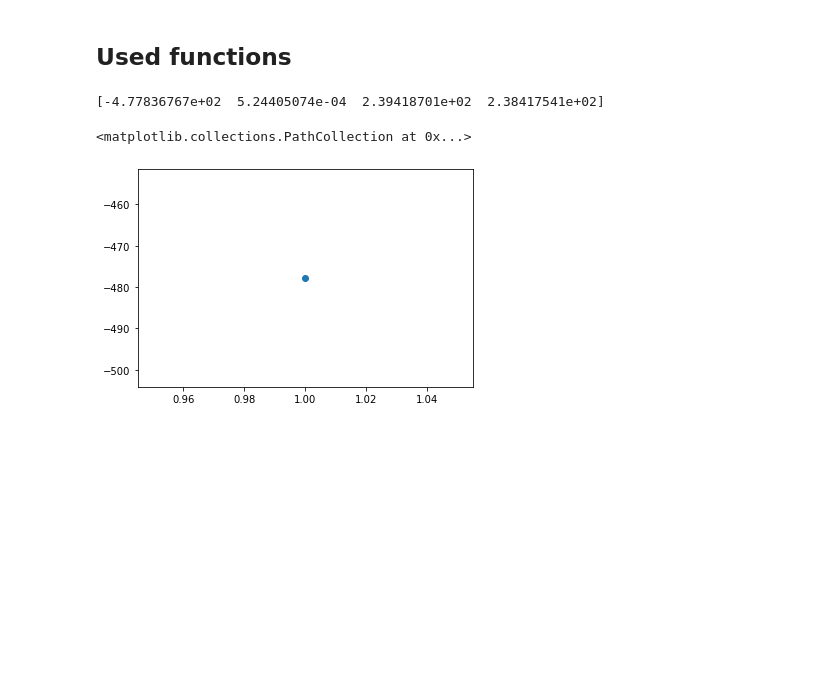
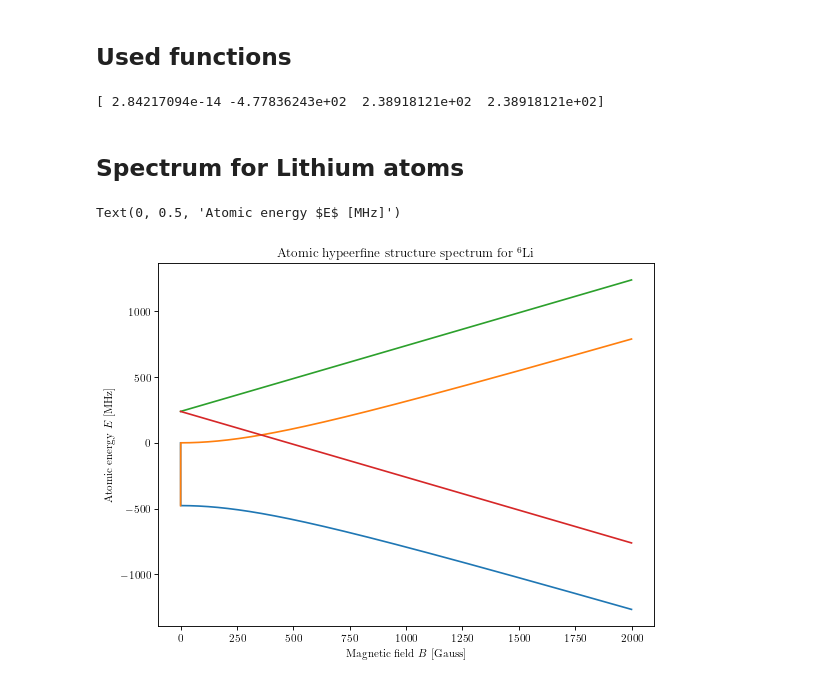
Before and after one commit to draczew23/cmcs_lab_7, a Jupyter notebook: atomic_spectra.ipynb, the cells around one changed output. Cells and saved outputs as stored; diff of their text form; code cells hidden in the pictures; blank space fills up the shorter version.

Commit message:
Spectra look correct, despite the blue lines on both plots; there is a mistake there

```diff
--- a/atomic_spectra.ipynb
+++ b/atomic_spectra.ipynb
@@ -9,13 +9,13 @@ import matplotlib.pyplot as plt
 from matplotlib import cm
 import scipy.constants as const
 from matplotlib.pyplot import figure
-# matplotlib.rcParams['text.usetex'] = True
+matplotlib.rcParams['text.usetex'] = True
 
-# plt.rcParams.update({
-#     "text.usetex": True,
-#     "font.family": "serif",
-#     "font.serif": ["Computer Modern Roman"],
-# })
+plt.rcParams.update({
+    "text.usetex": True,
+    "font.family": "serif",
+    "font.serif": ["Computer Modern Roman"],
+})
 # %% [markdown]
 ## Used functions
 # %%
@@ -44,12 +44,13 @@ g_e = 2.002319
 g_N_Li = -0.000447
 g_N_Rb = -0.000294
 
-B_min = 1
+B_min = 0
 B_max = 2000    # Magnetic field gauss units
 samples = 1000
+step = 0.5
 n = 4
 
-B = np.linspace(B_min, B_max, samples)
+B = np.arange(B_min, B_max, step)
 # B
 
 #  For Lithium and B_min
@@ -73,12 +74,54 @@ w, v = np.linalg.eig(H_matrix) # w eigenvalues and v eigenvectors
 print(w)
 # H_matrix
 
-plt.scatter(B_min, w[0])
+# plt.scatter(B_min, w[0])
 
 # Probably I have to populate H_matrix using formula on slide 18, maybe it would work
 # Simply make one big function to do this
 # I have to convert gauss --> SI --> atomic units
 # %% [output]
-[-4.77836767e+02  5.24405074e-04  2.39418701e+02  2.38417541e+02]
+[ 2.84217094e-14 -4.77836243e+02  2.38918121e+02  2.38918121e+02]
-<matplotlib.collections.PathCollection at 0x...>
-[figure, removed]
+# %% [markdown]
+## Spectrum for Lithium atoms
+# %%
+numb = 1
+energy_values_0 = np.array([])
+energy_values_1 = np.array([])
+energy_values_2 = np.array([])
+energy_values_3 = np.array([])
+
+for b in B:
+    g_e_mu_B_B0 = g_e * mu_B * b * 0.5
+    g_n_mu_K_B0 = g_N_Li * mu_N * b * 0.5
+    hA4 = h * A_Li / 4
+
+    H_matrix = np.zeros((n, n))
+
+    # Diagonal elements
+    H_matrix[0][0] = g_e_mu_B_B0 - g_n_mu_K_B0 + hA4
+    H_matrix[1][1] = g_e_mu_B_B0 + g_n_mu_K_B0 - hA4
+    H_matrix[2][2] = - g_e_mu_B_B0 - g_n_mu_K_B0 - hA4
+    H_matrix[3][3] = - g_e_mu_B_B0 + g_n_mu_K_B0 + hA4
+
+    H_matrix[2][1] = hA4
+    H_matrix[1][2] = hA4
+
+    w, v = np.linalg.eig(H_matrix) # w eigenvalues and v eigenvectors
+    energy_values_0 = np.append(energy_values_0, w[0])
+    energy_values_1 = np.append(energy_values_1, w[1])
+    energy_values_2 = np.append(energy_values_2, w[2])
+    energy_values_3 = np.append(energy_values_3, w[3])
+
+# H_matrix
+figure(figsize=(8, 6), dpi=80)
+plt.plot(B, energy_values_0)
+plt.plot(B, energy_values_1)
+plt.plot(B, energy_values_2)
+plt.plot(B, energy_values_3)
+
+plt.title(r'Atomic hypeerfine structure spectrum for $^6$Li')
+plt.xlabel(r'Magnetic field $B$ [Gauss]')
+plt.ylabel(r'Atomic energy $E$ [MHz]')
+# %% [output]
+Text(0, 0.5, 'Atomic energy $E$ [MHz]')
+[figure, added]
```
Also changed, not shown: parts of 2 cells of this notebook.
